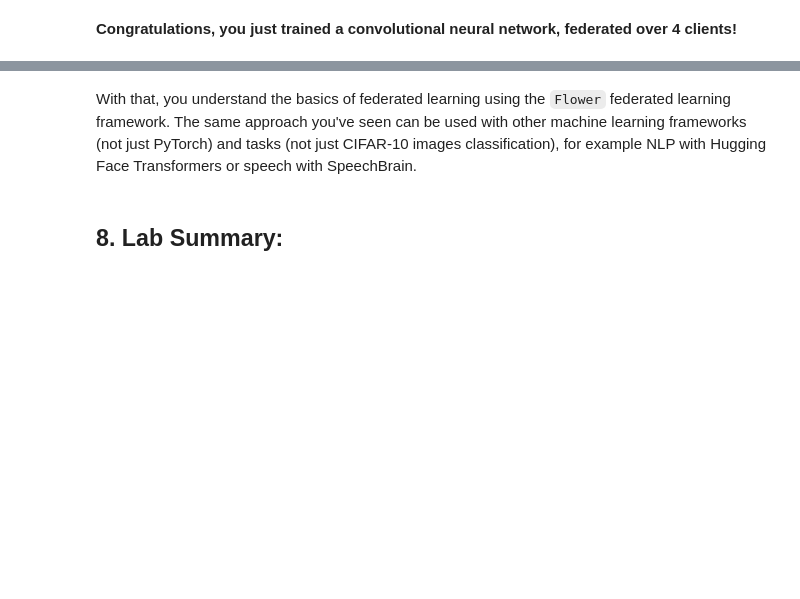
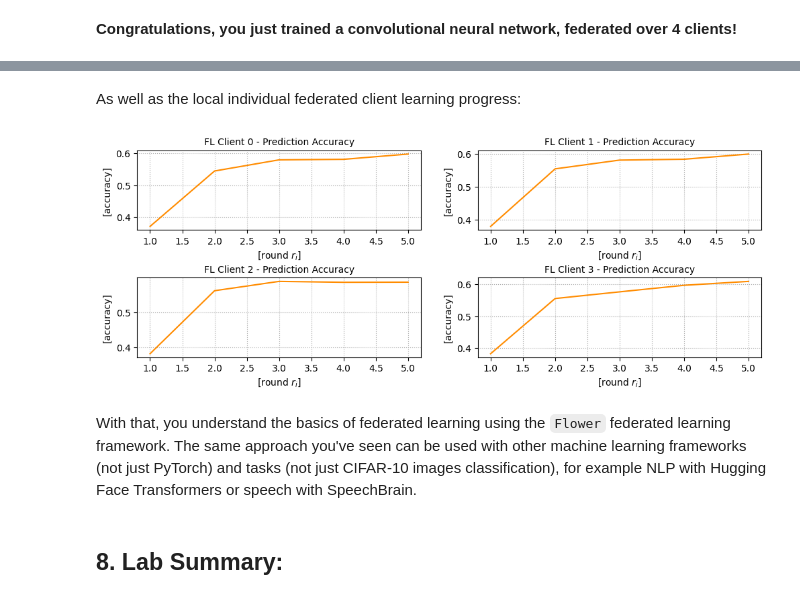
Before and after one commit to HSG-AIML-Teaching/DL2022-Lab, a Jupyter notebook: lab_4/colab_04.ipynb, the cells around one changed output, grey strips where cells are left out. Drawn from its saved outputs; the diff is of its cells as text; code cells hidden in the pictures; blank space fills up the shorter version.

```diff
--- a/lab_4/colab_04.ipynb
+++ b/lab_4/colab_04.ipynb
@@ -736,3 +885,43 @@ plt.title('FL Communication Rounds $r_i$ vs. Weighted Average Loss $L^{NLL}$', f
+# %% [markdown]
+As well as the local individual federated client learning progress:
+# %%
+# prepare plot
+plt.rcParams['figure.figsize'] = [12, 4]
+fig, ax = plt.subplots(ncols=2, nrows=2)
+
+# set subplot spacing
+fig.subplots_adjust(hspace=.6)
+
+# client count
+client = 0
+
+# iterate over distinct clients
+for i in range(0, 2):
+
+    # iterate over distinct clients
+    for k in range(0, 2):
+
+        # add grid
+        ax[i, k].grid(linestyle='dotted')
+
+        # determine train epochs and losses
+        train_rounds = [ele[0] for ele in simulation_results.losses_distributed]
+        train_round_accuracies = [ele[1][client] for ele in simulation_results.metrics_distributed['accuracies']]
+
+        # plot the training epochs vs. the epochs' classification error
+        ax[i, k].plot(train_rounds, train_round_accuracies, color='darkorange')
+
+        # add axis legends
+        ax[i, k].set_xlabel('[round $r_i$]', fontsize=10)
+        ax[i, k].set_ylabel('[accuracy]', fontsize=10)
+
+        # add plot title
+        ax[i, k].set_title('FL Client {} - Prediction Accuracy'.format(str(client)), fontsize=10)
+
+        # increase client count
+        client += 1
+# %% [output]
+[figure, added]
 # %% [markdown]
 With that, you understand the basics of federated learning using the `Flower` federated learning framework. The same approach you've seen can be used with other machine learning frameworks (not just PyTorch) and tasks (not just CIFAR-10 images classification), for example NLP with Hugging Face Transformers or speech with SpeechBrain.
 # %% [markdown]
```
Also changed, not shown: parts of 20 cells of this notebook.
